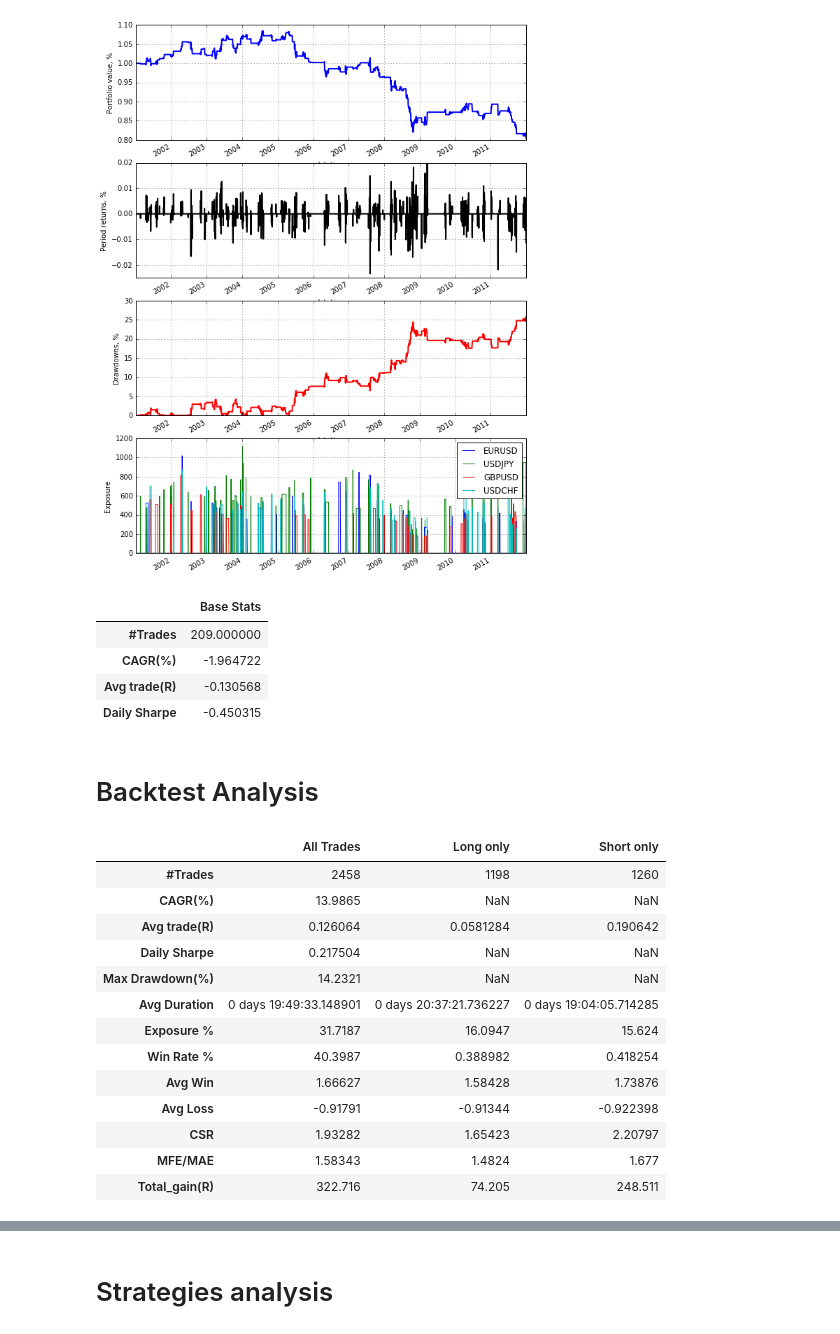
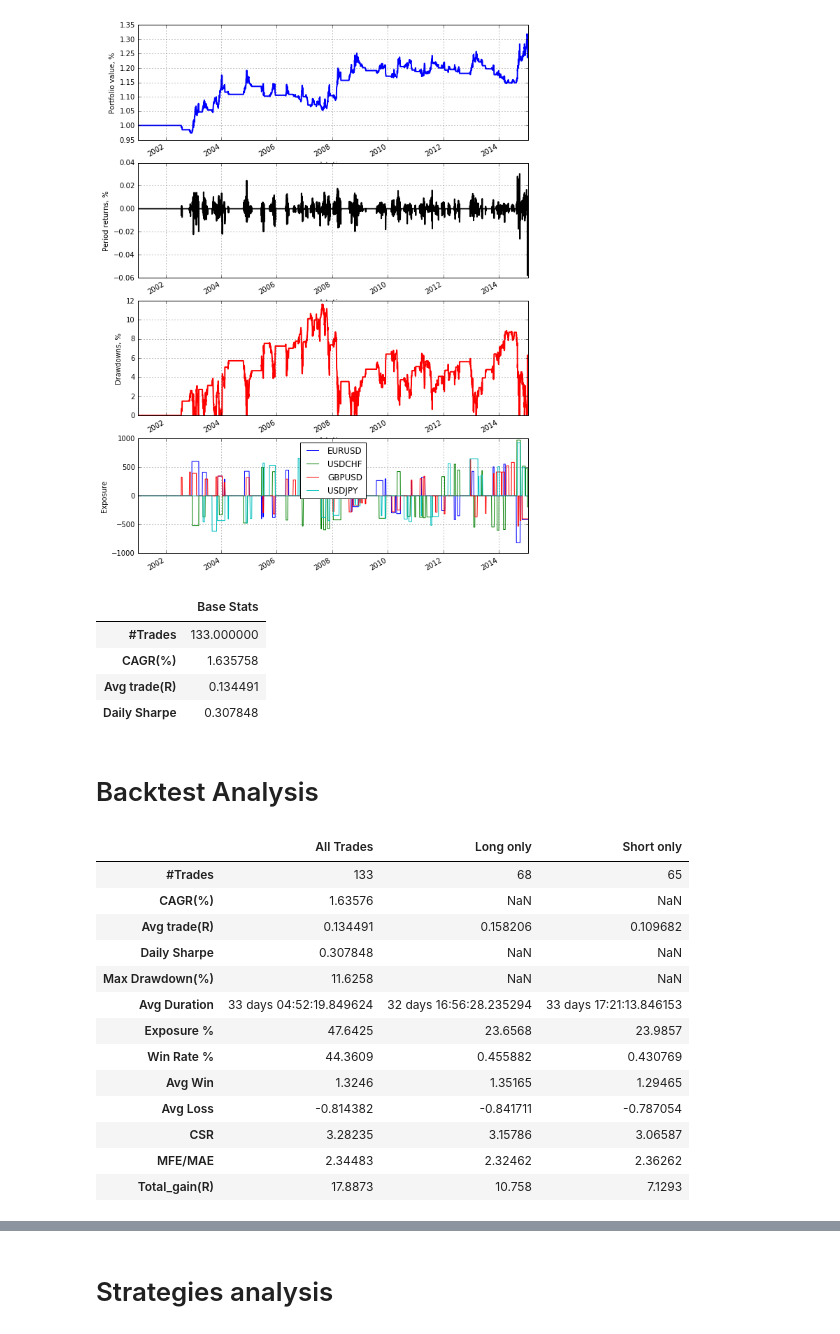
Before and after one commit to JeromeMoreau/pyTrading2, a Jupyter notebook: Backtest.ipynb, the cells around one changed output, grey strips where cells are left out. Drawn from its saved outputs; the diff is of its cells as text; code cells hidden in the pictures.

```diff
--- a/Backtest.ipynb
+++ b/Backtest.ipynb
@@ -3,7 +3,7 @@ import queue
 import matplotlib.pyplot as plt
 from datetime import datetime
 
-from broker.historical_data_handler import DatabaseDataHandler,CSVDataHandler
+from broker.data_handlers.arctic_data_handler import ArcticDatabaseDataHandler
 from broker.execution_handler import SimulatedExecution
 from portfolio import Portfolio
 from backtest import BacktestEngine
@@ -13,7 +13,6 @@ from strategy_manager import StrategyManager
 from strategies.donchian_breakout import DonchianBreakout
 from strategies.RSI_MOM_2 import RSI_Trading_Strategy
 from strategies.PA_test import PA_Test
-from strategies.ATR_GAP_TP import GapStrategy
 
 %matplotlib inline
 
@@ -28,23 +27,24 @@ end_date= datetime(2011,12,31)
 
 events_queue = queue.Queue()
 account = SimulatedAccount(equity,leverage,'USD')
-prices = DatabaseDataHandler(events_queue=events_queue, symbol_list=symbol_list,account=account,db_adress='localhost',
+#prices = DatabaseDataHandler(events_queue=events_queue, symbol_list=symbol_list,account=account,db_adress='localhost',
+                             #timeframe='D1', start_date=start_date,end_date=end_date,data_vendor='FX')
+#prices = CSVDataHandler(events_queue,symbol_list,account,start_date = start_date,end_date = end_date)
+prices= ArcticDatabaseDataHandler(events_queue=events_queue, symbol_list=symbol_list,account=account,db_adress='localhost',
                              timeframe='D1', start_date=start_date,end_date=end_date,data_vendor='FX')
-#prices = CSVDataHandler(events_queue,symbol_list,account,start_date = start_date,end_date = end_date)
 
-#strategy_4 = DonchianBreakout(prices,events_queue, entry_lookback=200, exit_lookback=100, atr_stop=3.,TP_atr=5.,name='DC_200x100')
+strategy_4 = DonchianBreakout(prices,events_queue, entry_lookback=200, exit_lookback=100, atr_stop=3.,TP_atr=5.,name='DC_200x100')
 #strategy_5 = RSI_Trading_Strategy(prices,events_queue,rsi_lookback=15, rsi_trigger_offset=25,trailing_stop_atr=1.8, take_profit_atr=3)
 #strategy_6 = PA_Test(prices,events_queue,atr_stop=1.8,TP_atr=4.)
-strategy_7 = GapStrategy(events_queue,prices,gap_size_atr=0.3,trailing_stop_atr=1.8,take_profit_atr=1.8)
 
-manager = StrategyManager([strategy_7])
+manager = StrategyManager([strategy_4])
 
 
 portfolio = Portfolio(events_queue=events_queue, prices=prices,account=account,strat_manager=manager,risk_per_trade = risk)
 portfolio.open_trades.clear()
 portfolio.compound=False
 
-execution = SimulatedExecution(events_queue,prices,spread=0.0)
+execution = SimulatedExecution(events_queue,prices,spread=0.0003)
 backtest = BacktestEngine(events_queue, prices, execution, portfolio, manager)
 
 backtest.backtest_trading()
@@ -57,28 +57,28 @@ Total time elapsed: 00:00:01
-[figure, old version]
+[figure, new version]
 |  | Base Stats |
-| #Trades | 209.000000 |
-| CAGR(%) | -1.964722 |
-| Avg trade(R) | -0.130568 |
-| Daily Sharpe | -0.450315 |
+| #Trades | 133.000000 |
+| CAGR(%) | 1.635758 |
+| Avg trade(R) | 0.134491 |
+| Daily Sharpe | 0.307848 |
 # %% [markdown]
 # Backtest Analysis
 # %%
 backtest.stats.output_full_stats()
 # %% [output]
 |  | All Trades | Long only | Short only |
-| #Trades | 2458 | 1198 | 1260 |
-| CAGR(%) | 13.9865 | NaN | NaN |
-| Avg trade(R) | 0.126064 | 0.0581284 | 0.190642 |
-| Daily Sharpe | 0.217504 | NaN | NaN |
-| Max Drawdown(%) | 14.2321 | NaN | NaN |
-| Avg Duration | 0 days 19:49:33.148901 | 0 days 20:37:21.736227 | 0 days 19:04:05.714285 |
-| Exposure % | 31.7187 | 16.0947 | 15.624 |
-| Win Rate % | 40.3987 | 0.388982 | 0.418254 |
-| Avg Win | 1.66627 | 1.58428 | 1.73876 |
-| Avg Loss | -0.91791 | -0.91344 | -0.922398 |
-| CSR | 1.93282 | 1.65423 | 2.20797 |
-| MFE/MAE | 1.58343 | 1.4824 | 1.677 |
-| Total_gain(R) | 322.716 | 74.205 | 248.511 |
+| #Trades | 133 | 68 | 65 |
+| CAGR(%) | 1.63576 | NaN | NaN |
+| Avg trade(R) | 0.134491 | 0.158206 | 0.109682 |
+| Daily Sharpe | 0.307848 | NaN | NaN |
+| Max Drawdown(%) | 11.6258 | NaN | NaN |
+| Avg Duration | 33 days 04:52:19.849624 | 32 days 16:56:28.235294 | 33 days 17:21:13.846153 |
+| Exposure % | 47.6425 | 23.6568 | 23.9857 |
+| Win Rate % | 44.3609 | 0.455882 | 0.430769 |
+| Avg Win | 1.3246 | 1.35165 | 1.29465 |
+| Avg Loss | -0.814382 | -0.841711 | -0.787054 |
+| CSR | 3.28235 | 3.15786 | 3.06587 |
+| MFE/MAE | 2.34483 | 2.32462 | 2.36262 |
+| Total_gain(R) | 17.8873 | 10.758 | 7.1293 |
 # %%
 trades = backtest.stats.trades
 trades_per_years = trades.open_date.groupby(trades.open_date.dt.year).count()
```
Also changed, not shown: parts of 6 cells of this notebook, 8 other files.
